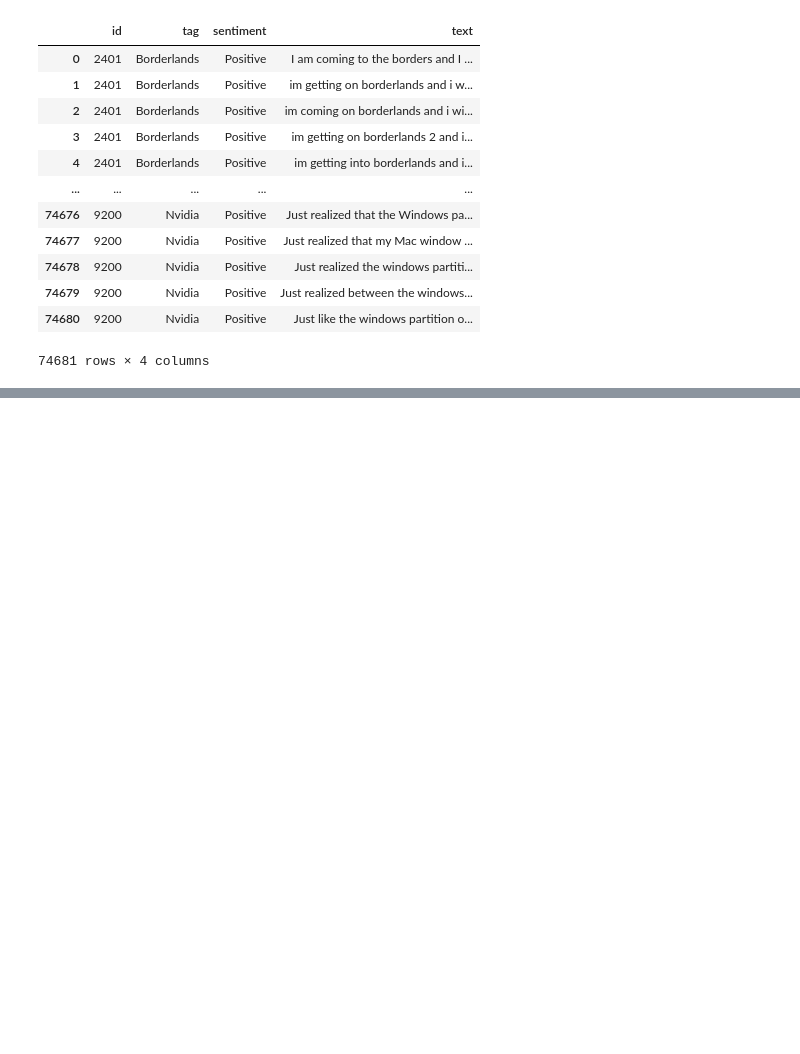
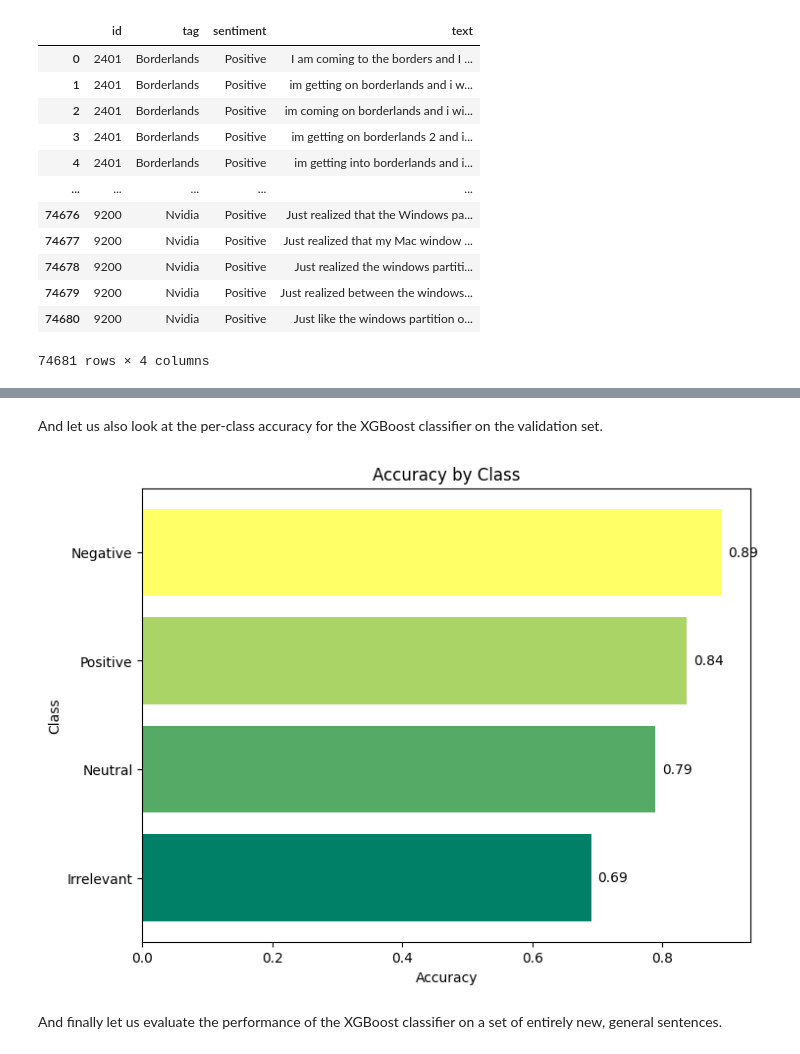
Before and after one commit to pedro-leitao/pedros-experiments, a Jupyter notebook: experiments/randomforests-embeddings.ipynb, the cells around one changed output, grey strips where cells are left out. Saved outputs shown, nothing was run; the diff lists cells and outputs as text; code cells hidden in the pictures; blank space fills up the shorter version.

```diff
--- a/experiments/randomforests-embeddings.ipynb
+++ b/experiments/randomforests-embeddings.ipynb
@@ -279,3 +421,38 @@ plt.show()
+# %% [markdown]
+And let us also look at the per-class accuracy for the XGBoost classifier on the validation set.
+# %%
+# Plot accuracy for each class
+import matplotlib.pyplot as plt
+from sklearn.metrics import accuracy_score
+import numpy as np
+
+# Calculate accuracy for each class
+class_accuracies = {}
+for i, class_name in enumerate(best_model.classes_):
+    class_accuracies[class_name] = accuracy_score(y_val[y_val == class_name], best_y_val_pred[y_val == class_name])
+
+# Sort classes by accuracy
+class_accuracies = dict(sorted(class_accuracies.items(), key=lambda x: x[1], reverse=True))
+
+# Plot accuracy for each class using summer_r colormap
+plt.figure(figsize=(8, 6))
+colors = plt.cm.summer_r(np.linspace(0, 1, len(class_accuracies)))
+bars = plt.barh(list(class_accuracies.keys()), list(class_accuracies.values()), color=colors)
+
+# Add accuracy values to each color bar
+for bar in bars:
+    width = bar.get_width()
+    plt.text(width + 0.01, bar.get_y() + bar.get_height() / 2, f'{width:.2f}', va='center')
+
+plt.xlabel('Accuracy')
+plt.ylabel('Class')
+plt.title('Accuracy by Class')
+plt.gca().invert_yaxis()  # Invert y-axis to have the highest accuracy at the top
+plt.show()
+# %% [output]
+[figure, added]
+# %% [markdown]
+And finally let us evaluate the performance of the XGBoost classifier on a set of entirely new, general sentences.
 # %%
 import numpy as np
 from sklearn.metrics import accuracy_score
```
Also changed, not shown: parts of 29 cells of this notebook, 1 other file.
